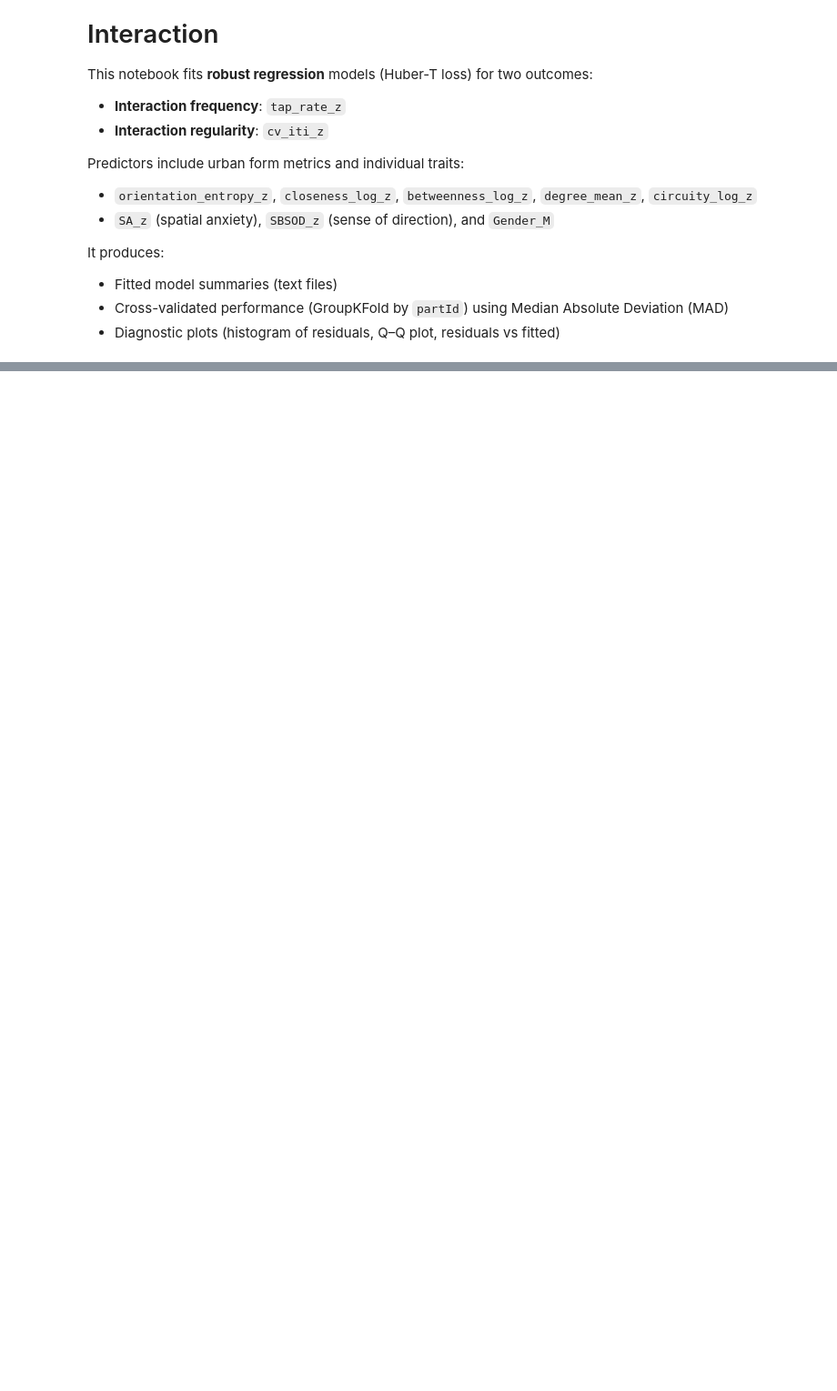
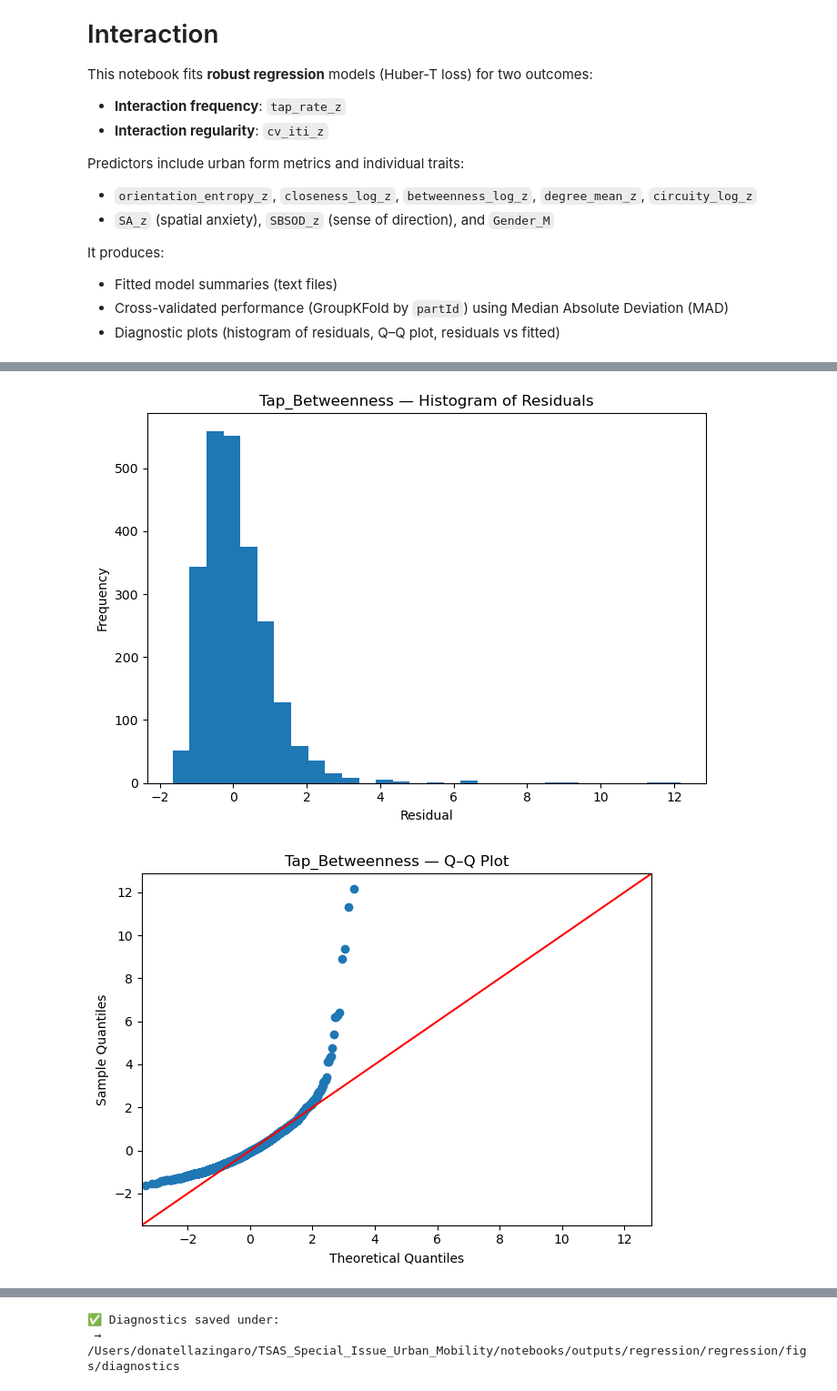
Before and after one commit to donatellazingaro/TSAS_Special_Issue_Urban_Mobility, a Jupyter notebook: notebooks/robust_regression_models.ipynb, the cells around one changed output, grey strips where cells are left out. Shown at 91% size. Drawn from its saved outputs; the diff is of its cells as text; code cells hidden in the pictures; blank space fills up the shorter version.

```diff
--- a/notebooks/robust_regression_models.ipynb
+++ b/notebooks/robust_regression_models.ipynb
@@ -32,8 +32,14 @@ np.random.seed(42)
 
 # Paths
 DATA_PATH = Path("../data/pre-processed_anonimized_final_clean.csv")
-OUTPUT_DIR = Path("notebooks/outputs")
-OUTPUT_DIR.mkdir(parents=True, exist_ok=True)
+# Structured results directory
+OUTPUT_DIR = Path("outputs") / "regression"
+(OUTPUT_DIR / "figs").mkdir(parents=True, exist_ok=True)
+(OUTPUT_DIR / "summaries").mkdir(parents=True, exist_ok=True)
+
+# OUTPUT_DIR = Path("outputs")
+# OUTPUT_DIR.mkdir(parents=True, exist_ok=True)
+# os.makedirs("./outputs/regression", exist_ok=True)
 
 print(f"Python version: {os.sys.version.split()[0]}\nStatsmodels: {sm.__version__}")
 print(f"Data path: {DATA_PATH.resolve() if DATA_PATH.exists() else DATA_PATH}")
@@ -258,0 +252,53 @@ print(f"Diagnostics saved under: {diag_dir}")
+# %%
+# Directory for regression diagnostic figures
+diag_dir = OUTPUT_DIR / "regression" / "figs" / "diagnostics"
+diag_dir.mkdir(parents=True, exist_ok=True)
+
+def diagnostics_plots(model, y, fitted_name_prefix):
+    resid = y - model.fittedvalues
+    standardized_resid = (resid - resid.mean()) / (resid.std(ddof=0) if resid.std(ddof=0) > 0 else 1.0)
+
+    # 1️⃣ Histogram of residuals
+    plt.figure(figsize=(7,5))
+    plt.hist(resid, bins=30)
+    plt.title(f"{fitted_name_prefix} — Histogram of Residuals")
+    plt.xlabel("Residual")
+    plt.ylabel("Frequency")
+    plt.tight_layout()
+    plt.savefig(diag_dir / f"{fitted_name_prefix}_hist_residuals.png",
+                dpi=300, bbox_inches='tight')
+    plt.show()
+
+    # 2️⃣ Q-Q plot
+    fig = sm.qqplot(resid, line='45')
+    plt.title(f"{fitted_name_prefix} — Q–Q Plot")
+    plt.tight_layout()
+    plt.savefig(diag_dir / f"{fitted_name_prefix}_qqplot.png",
+                dpi=300, bbox_inches='tight')
+    plt.show()
+
+    # 3️⃣ Residuals vs Fitted
+    plt.figure(figsize=(7,5))
+    plt.scatter(model.fittedvalues, standardized_resid, s=18)
+    plt.axhline(0, linestyle='--', linewidth=1)
+    plt.axhline(2, linestyle='--', linewidth=1)
+    plt.axhline(-2, linestyle='--', linewidth=1)
+    plt.title(f"{fitted_name_prefix} — Residuals vs Fitted")
+    plt.xlabel("Fitted Values")
+    plt.ylabel("Standardized Residuals")
+    plt.tight_layout()
+    plt.savefig(diag_dir / f"{fitted_name_prefix}_resid_vs_fitted.png",
+                dpi=300, bbox_inches='tight')
+    plt.show()
+
+# Regenerate fitted models and run diagnostics
+for name, spec in models_dict.items():
+    y = df_clean[spec['target']].astype(float)
+    X = df_clean[spec['predictors']].astype(float)
+    model = fit_rlm(X, y)
+    diagnostics_plots(model, y, fitted_name_prefix=name)
+
+print(f"\n✅ Diagnostics saved under:\n → {diag_dir.resolve()}")
+# %% [output]
+[figure, added]
+[figure, added]
@@ -258,0 +315,2 @@ print(f"Diagnostics saved under: {diag_dir}")
+✅ Diagnostics saved under:
+ → /Users/donatellazingaro/TSAS_Special_Issue_Urban_Mobility/notebooks/outputs/regression/regression/figs/diagnostics
```
Also changed, not shown: parts of 7 cells of this notebook, 1 other file.
